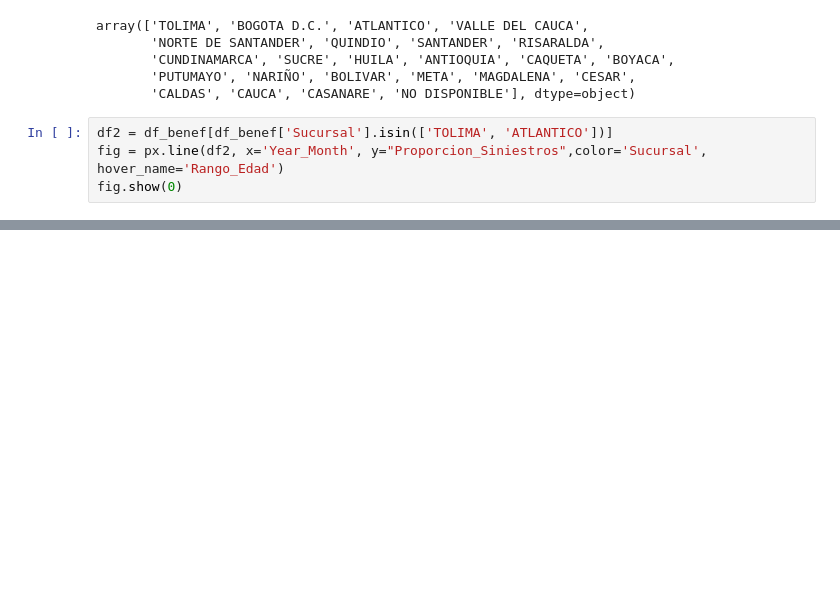
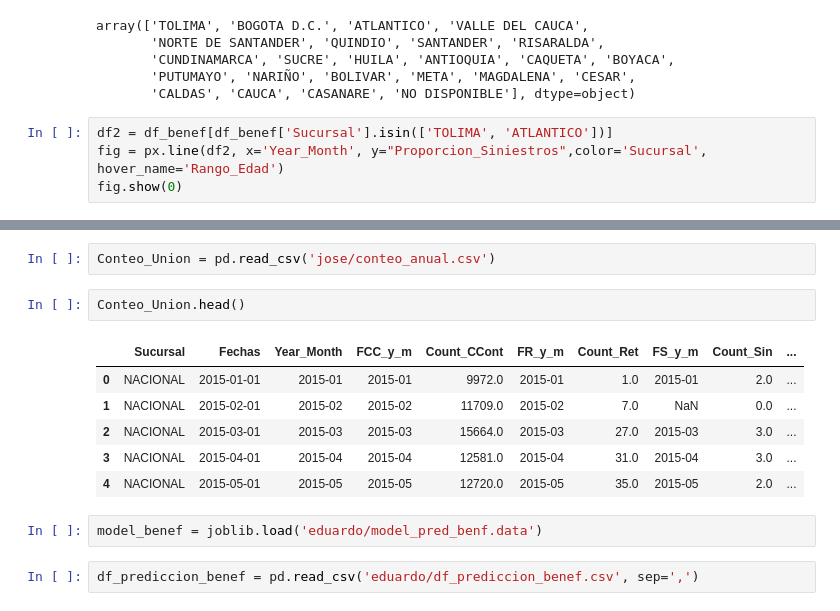
Before and after one commit to pedrazac95/DS4A_APP, a Jupyter notebook: app2.ipynb, the cells around one changed output, grey strips where cells are left out. Saved outputs shown, nothing was run; the diff lists cells and outputs as text; blank space fills up the shorter version.

```diff
--- a/app2.ipynb
+++ b/app2.ipynb
@@ -40,0 +89,15 @@ fig.show(0)
+# %%
+Conteo_Union = pd.read_csv('jose/conteo_anual.csv')
+# %%
+Conteo_Union.head()
+# %% [output]
+|  | Sucursal | Fechas | Year_Month | FCC_y_m | Count_CCont | FR_y_m | Count_Ret | FS_y_m | Count_Sin | ... |
+| 0 | NACIONAL | 2015-01-01 | 2015-01 | 2015-01 | 9972.0 | 2015-01 | 1.0 | 2015-01 | 2.0 | ... |
+| 1 | NACIONAL | 2015-02-01 | 2015-02 | 2015-02 | 11709.0 | 2015-02 | 7.0 | NaN | 0.0 | ... |
+| 2 | NACIONAL | 2015-03-01 | 2015-03 | 2015-03 | 15664.0 | 2015-03 | 27.0 | 2015-03 | 3.0 | ... |
+| 3 | NACIONAL | 2015-04-01 | 2015-04 | 2015-04 | 12581.0 | 2015-04 | 31.0 | 2015-04 | 3.0 | ... |
+| 4 | NACIONAL | 2015-05-01 | 2015-05 | 2015-05 | 12720.0 | 2015-05 | 35.0 | 2015-05 | 2.0 | ... |
+# %%
+model_benef = joblib.load('eduardo/model_pred_benf.data')
+# %%
+df_prediccion_benef = pd.read_csv('eduardo/df_prediccion_benef.csv', sep=',')
```
Also changed, not shown: parts of 11 cells of this notebook, 2 other files.
